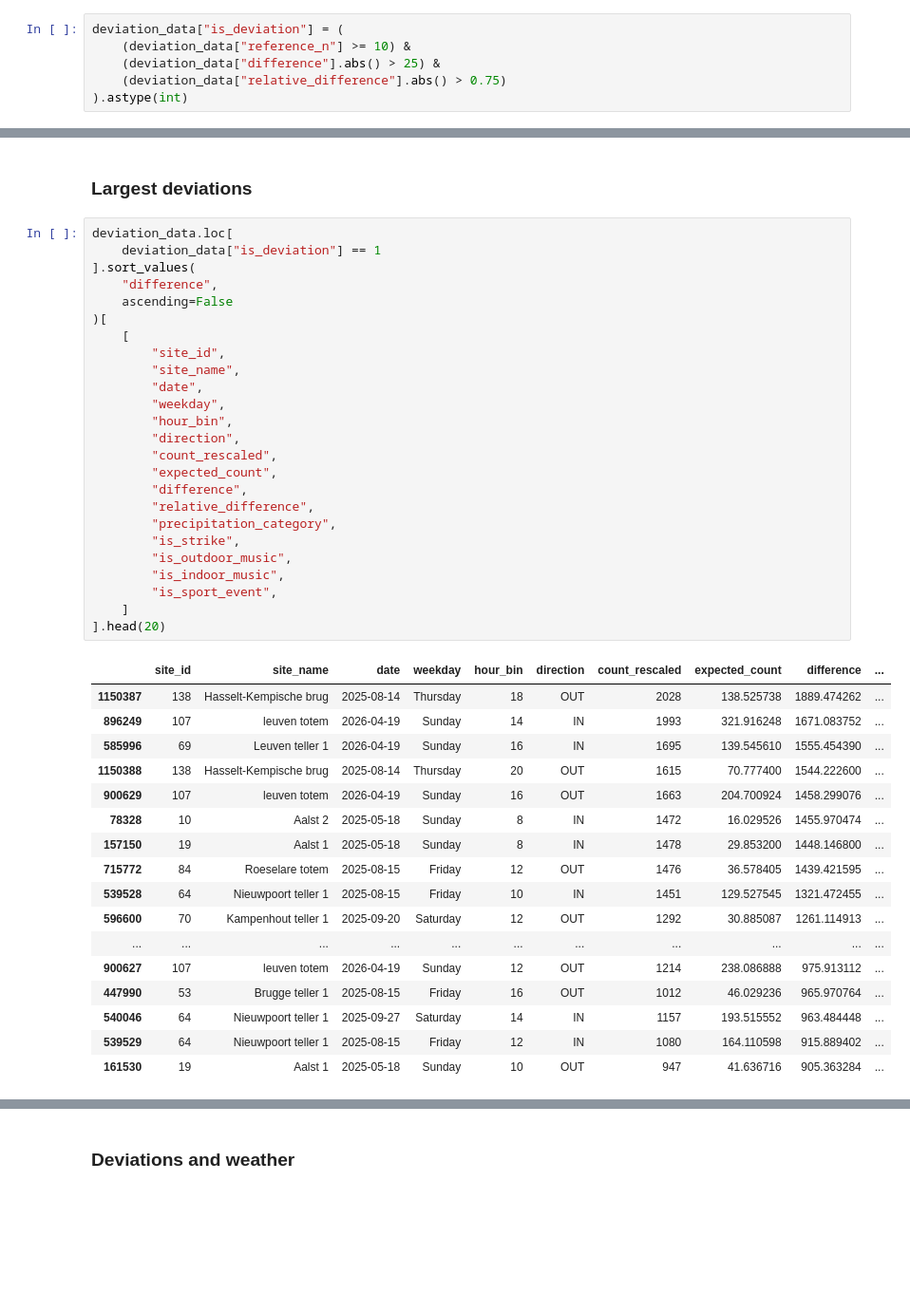
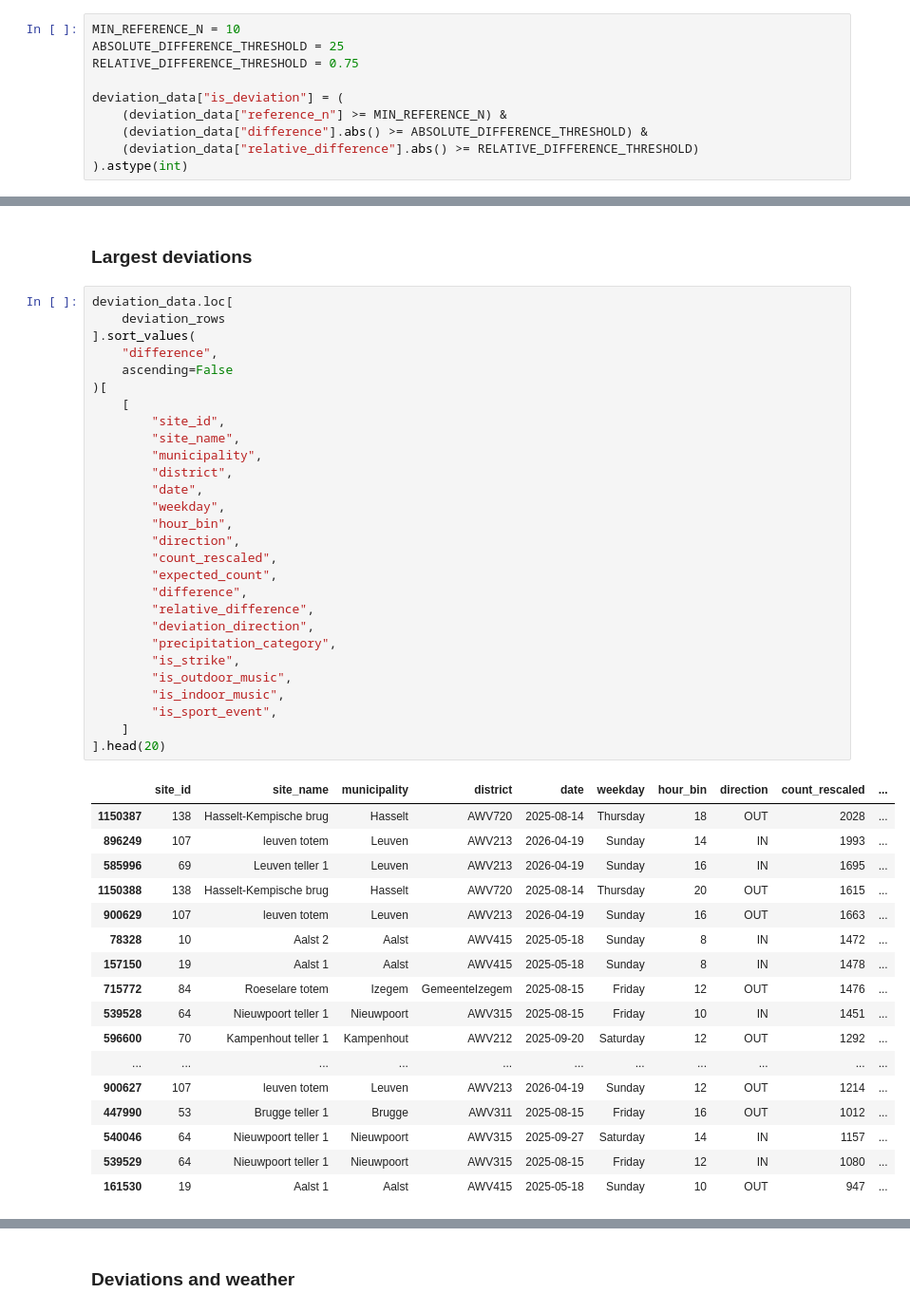
Before and after one commit to annasolodka/mda-cycling-traffic-analysis, a Jupyter notebook: notebooks/05_detect_deviations.ipynb, the cells around one changed output, grey strips where cells are left out. Shown at 95% size. Cells and saved outputs as stored; diff of their text form; blank space fills up the shorter version.

```diff
--- a/notebooks/05_detect_deviations.ipynb
+++ b/notebooks/05_detect_deviations.ipynb
@@ -226,8 +236,12 @@ deviation_data["relative_difference"] = (
 # %%
+MIN_REFERENCE_N = 10
+ABSOLUTE_DIFFERENCE_THRESHOLD = 25
+RELATIVE_DIFFERENCE_THRESHOLD = 0.75
+
 deviation_data["is_deviation"] = (
-    (deviation_data["reference_n"] >= 10) &
-    (deviation_data["difference"].abs() > 25) &
-    (deviation_data["relative_difference"].abs() > 0.75)
+    (deviation_data["reference_n"] >= MIN_REFERENCE_N) &
+    (deviation_data["difference"].abs() >= ABSOLUTE_DIFFERENCE_THRESHOLD) &
+    (deviation_data["relative_difference"].abs() >= RELATIVE_DIFFERENCE_THRESHOLD)
 ).astype(int)
 # %%
 deviation_data["deviation_direction"] = "No deviation"
@@ -423,46 +444,49 @@ plt.show()
 ### Largest deviations
 # %%
 deviation_data.loc[
-    deviation_data["is_deviation"] == 1
+    deviation_rows
 ].sort_values(
     "difference",
     ascending=False
 )[
     [
         "site_id",
         "site_name",
+        "municipality",
+        "district",
         "date",
         "weekday",
         "hour_bin",
         "direction",
         "count_rescaled",
         "expected_count",
         "difference",
         "relative_difference",
+        "deviation_direction",
         "precipitation_category",
         "is_strike",
         "is_outdoor_music",
         "is_indoor_music",
         "is_sport_event",
     ]
 ].head(20)
 # %% [output]
-|  | site_id | site_name | date | weekday | hour_bin | direction | count_rescaled | expected_count | difference | ... |
-| 1150387 | 138 | Hasselt-Kempische brug | 2025-08-14 | Thursday | 18 | OUT | 2028 | 138.525738 | 1889.474262 | ... |
-| 896249 | 107 | leuven totem | 2026-04-19 | Sunday | 14 | IN | 1993 | 321.916248 | 1671.083752 | ... |
-| 585996 | 69 | Leuven teller 1 | 2026-04-19 | Sunday | 16 | IN | 1695 | 139.545610 | 1555.454390 | ... |
-| 1150388 | 138 | Hasselt-Kempische brug | 2025-08-14 | Thursday | 20 | OUT | 1615 | 70.777400 | 1544.222600 | ... |
-| 900629 | 107 | leuven totem | 2026-04-19 | Sunday | 16 | OUT | 1663 | 204.700924 | 1458.299076 | ... |
-| 78328 | 10 | Aalst 2 | 2025-05-18 | Sunday | 8 | IN | 1472 | 16.029526 | 1455.970474 | ... |
-| 157150 | 19 | Aalst 1 | 2025-05-18 | Sunday | 8 | IN | 1478 | 29.853200 | 1448.146800 | ... |
-| 715772 | 84 | Roeselare totem | 2025-08-15 | Friday | 12 | OUT | 1476 | 36.578405 | 1439.421595 | ... |
-| 539528 | 64 | Nieuwpoort teller 1 | 2025-08-15 | Friday | 10 | IN | 1451 | 129.527545 | 1321.472455 | ... |
-| 596600 | 70 | Kampenhout teller 1 | 2025-09-20 | Saturday | 12 | OUT | 1292 | 30.885087 | 1261.114913 | ... |
+|  | site_id | site_name | municipality | district | date | weekday | hour_bin | direction | count_rescaled | ... |
+| 1150387 | 138 | Hasselt-Kempische brug | Hasselt | AWV720 | 2025-08-14 | Thursday | 18 | OUT | 2028 | ... |
+| 896249 | 107 | leuven totem | Leuven | AWV213 | 2026-04-19 | Sunday | 14 | IN | 1993 | ... |
+| 585996 | 69 | Leuven teller 1 | Leuven | AWV213 | 2026-04-19 | Sunday | 16 | IN | 1695 | ... |
+| 1150388 | 138 | Hasselt-Kempische brug | Hasselt | AWV720 | 2025-08-14 | Thursday | 20 | OUT | 1615 | ... |
+| 900629 | 107 | leuven totem | Leuven | AWV213 | 2026-04-19 | Sunday | 16 | OUT | 1663 | ... |
+| 78328 | 10 | Aalst 2 | Aalst | AWV415 | 2025-05-18 | Sunday | 8 | IN | 1472 | ... |
+| 157150 | 19 | Aalst 1 | Aalst | AWV415 | 2025-05-18 | Sunday | 8 | IN | 1478 | ... |
+| 715772 | 84 | Roeselare totem | Izegem | GemeenteIzegem | 2025-08-15 | Friday | 12 | OUT | 1476 | ... |
+| 539528 | 64 | Nieuwpoort teller 1 | Nieuwpoort | AWV315 | 2025-08-15 | Friday | 10 | IN | 1451 | ... |
+| 596600 | 70 | Kampenhout teller 1 | Kampenhout | AWV212 | 2025-09-20 | Saturday | 12 | OUT | 1292 | ... |
 | ... | ... | ... | ... | ... | ... | ... | ... | ... | ... | ... |
-| 900627 | 107 | leuven totem | 2026-04-19 | Sunday | 12 | OUT | 1214 | 238.086888 | 975.913112 | ... |
-| 447990 | 53 | Brugge teller 1 | 2025-08-15 | Friday | 16 | OUT | 1012 | 46.029236 | 965.970764 | ... |
-| 540046 | 64 | Nieuwpoort teller 1 | 2025-09-27 | Saturday | 14 | IN | 1157 | 193.515552 | 963.484448 | ... |
-| 539529 | 64 | Nieuwpoort teller 1 | 2025-08-15 | Friday | 12 | IN | 1080 | 164.110598 | 915.889402 | ... |
-| 161530 | 19 | Aalst 1 | 2025-05-18 | Sunday | 10 | OUT | 947 | 41.636716 | 905.363284 | ... |
+| 900627 | 107 | leuven totem | Leuven | AWV213 | 2026-04-19 | Sunday | 12 | OUT | 1214 | ... |
+| 447990 | 53 | Brugge teller 1 | Brugge | AWV311 | 2025-08-15 | Friday | 16 | OUT | 1012 | ... |
+| 540046 | 64 | Nieuwpoort teller 1 | Nieuwpoort | AWV315 | 2025-09-27 | Saturday | 14 | IN | 1157 | ... |
+| 539529 | 64 | Nieuwpoort teller 1 | Nieuwpoort | AWV315 | 2025-08-15 | Friday | 12 | IN | 1080 | ... |
+| 161530 | 19 | Aalst 1 | Aalst | AWV415 | 2025-05-18 | Sunday | 10 | OUT | 947 | ... |
 # %%
 deviation_data.loc[
```
Also changed, not shown: parts of 95 cells of this notebook.
